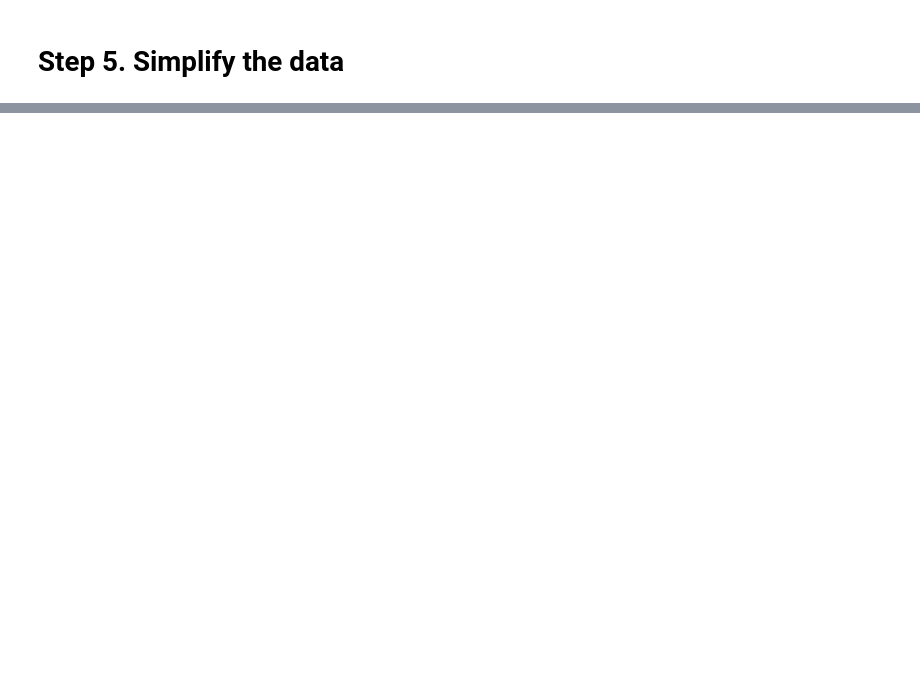
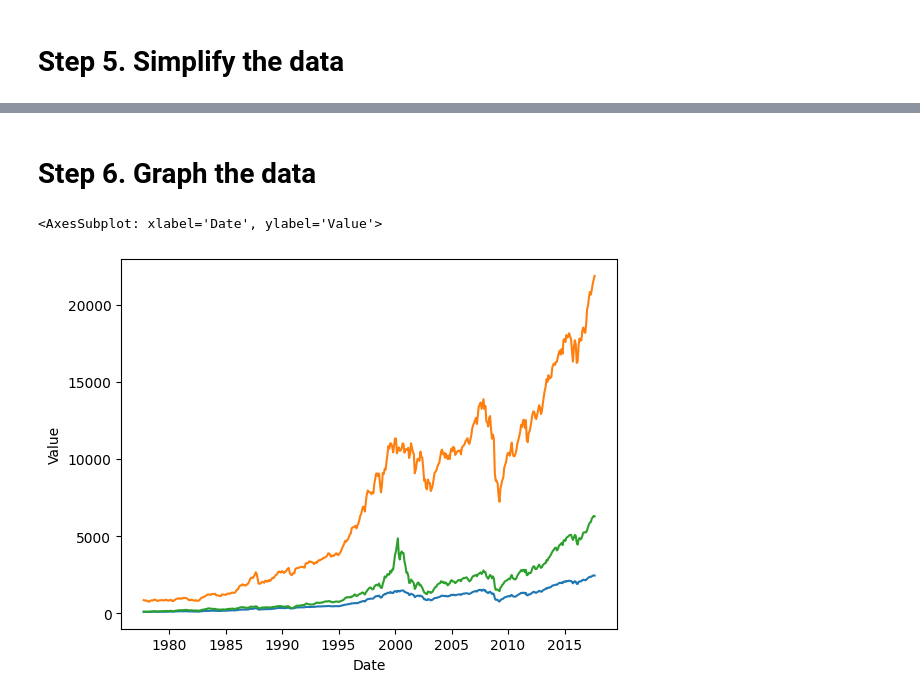
Before and after one commit to dwk601/Google-Capstone, a Jupyter notebook: main.ipynb, the cells around one changed output, grey strips where cells are left out. Cells and saved outputs as stored; diff of their text form; code cells hidden in the pictures; blank space fills up the shorter version.

```diff
--- a/main.ipynb
+++ b/main.ipynb
@@ -157,2 +165,21 @@ See the caveats in the documentation: https://pandas.pydata.org/pandas-docs/stab
 # %% [markdown]
 <h1> Step 5. Simplify the data </h1>
+# %%
+#convert the date column to a datetime object and set it as the index of the DataFrame
+
+sp_data['Date'] = pd.to_datetime(sp_data['Date'])
+sp_data = sp_data.set_index('Date')
+dow_data['Date'] = pd.to_datetime(dow_data['Date'])
+dow_data = dow_data.set_index('Date')
+nas_data['Date'] = pd.to_datetime(nas_data['Date'])
+nas_data = nas_data.set_index('Date')
+# %%
+# You can use the resample() function to resample the stock data to monthly frequency, and use the mean of the values for each month as the value for that month.
+
+sp_data_monthly = sp_data.resample('M').mean()
+dow_data_monthly = dow_data.resample('M').mean()
+nas_data_monthly = nas_data.resample('M').mean()
+
+sp_data_monthly
+
+# Now, you have both stock data and rate data on the same frequency (monthly) and ready for visualization.
@@ -158,0 +213,11 @@ See the caveats in the documentation: https://pandas.pydata.org/pandas-docs/stab
+# %% [markdown]
+<h1> Step 6. Graph the data </h1>
+# %%
+sns.lineplot(x=sp_data_monthly.index, y='Value', data=sp_data_monthly)
+sns.lineplot(x=dow_data_monthly.index, y='Value', data=dow_data_monthly)
+sns.lineplot(x=nas_data_monthly.index, y='Value', data=nas_data_monthly)
+
+# You can see that the stock data and the rate data are on different scales. You can use the subplots() function to plot the stock data and the rate data on the same plot.
+# %% [output]
+<AxesSubplot: xlabel='Date', ylabel='Value'>
+[figure, added]
```
Also changed, not shown: parts of 10 cells of this notebook.
